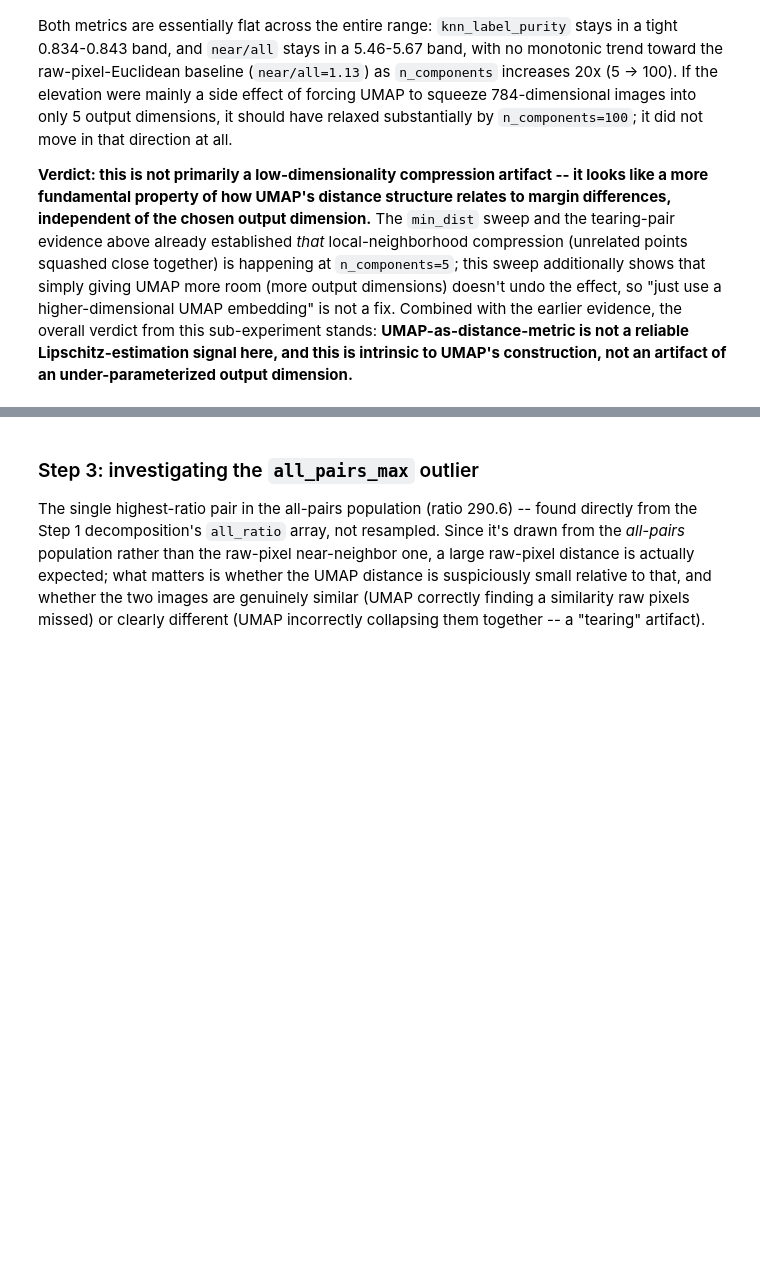
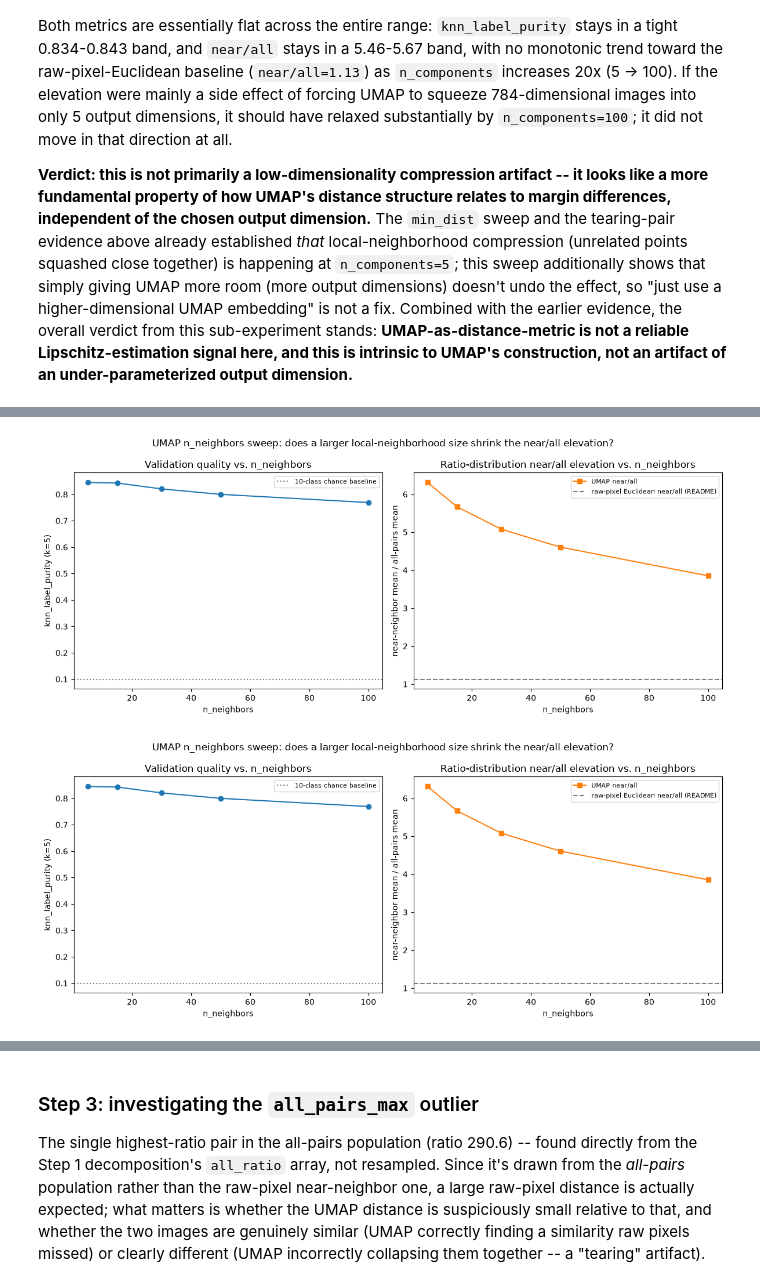
Before and after one commit to Kilobyte947/Datasig, a Jupyter notebook: mnist_lipschitz/notebook_umap.ipynb, the cells around one changed output, grey strips where cells are left out. Saved outputs shown, nothing was run; the diff lists cells and outputs as text; code cells hidden in the pictures; blank space fills up the shorter version.

```diff
--- a/mnist_lipschitz/notebook_umap.ipynb
+++ b/mnist_lipschitz/notebook_umap.ipynb
@@ -562,0 +576,22 @@ output dimension.**
+# %%
+nneighbors_sweep_rows = []
+for n_neighbors in [5, 15, 30, 50, 100]:
+    reducer = umap_embedding.fit_umap_embedding(dev.x_flat, n_components=5, seed=SEED,
+                                                   n_neighbors=n_neighbors, min_dist=0.1)
+    embed_fn = umap_embedding.make_umap_embed_fn(reducer)
+    embedded_val = embed_fn(x_val)
+    purity = umap_embedding.knn_label_purity(embedded_val, y_val, k=5)
+
+    distance_fn = umap_embedding.make_umap_euclidean_distance_fn(reducer, x_reference=test.x_flat)
+    result = run_experiment.run_ratio_distribution_analysis(
+        lr_model, "logistic_regression", f"umap_nneighbors{n_neighbors}", test.x_flat, test.y, distance_fn,
+        n_points=1000, k_neighbors=5, seed=SEED, verbose=False)
+    s = result["summary"]
+    near_over_all = s["near_neighbor_mean"] / s["all_pairs_mean"]
+    nneighbors_sweep_rows.append({"n_neighbors": n_neighbors, "knn_label_purity": purity,
+                                   "all_pairs_mean": s["all_pairs_mean"], "near_neighbor_mean": s["near_neighbor_mean"],
+                                   "near_over_all": near_over_all, "all_pairs_max": s["all_pairs_max"]})
+    print(f"n_neighbors={n_neighbors:<4} purity={purity:.4f}  near/all={near_over_all:.4f}  all_pairs_max={s['all_pairs_max']:.4f}")
+
+nneighbors_sweep_df = pd.DataFrame(nneighbors_sweep_rows).set_index("n_neighbors")
+display(nneighbors_sweep_df)
@@ -562,0 +611,7 @@ output dimension.**
+# %%
+fig_nneighbors_sweep = plots.plot_umap_nneighbors_sweep(
+    nneighbors_sweep_rows, save_path=umap_embedding.RESULTS_DIR / "umap_nneighbors_sweep.png")
+display(fig_nneighbors_sweep)
+# %% [output]
+[figure, added]
+[figure, added]
```
Also changed, not shown: parts of 7 cells of this notebook, 4 other files.
